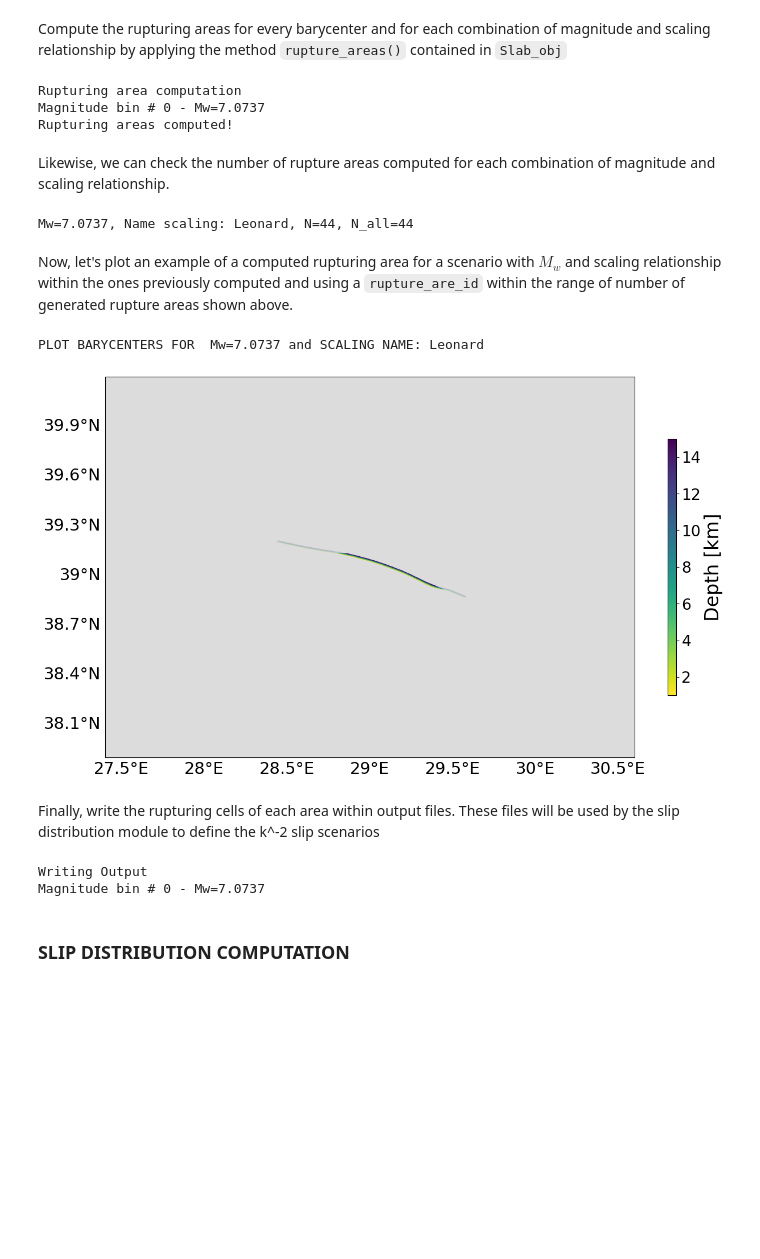
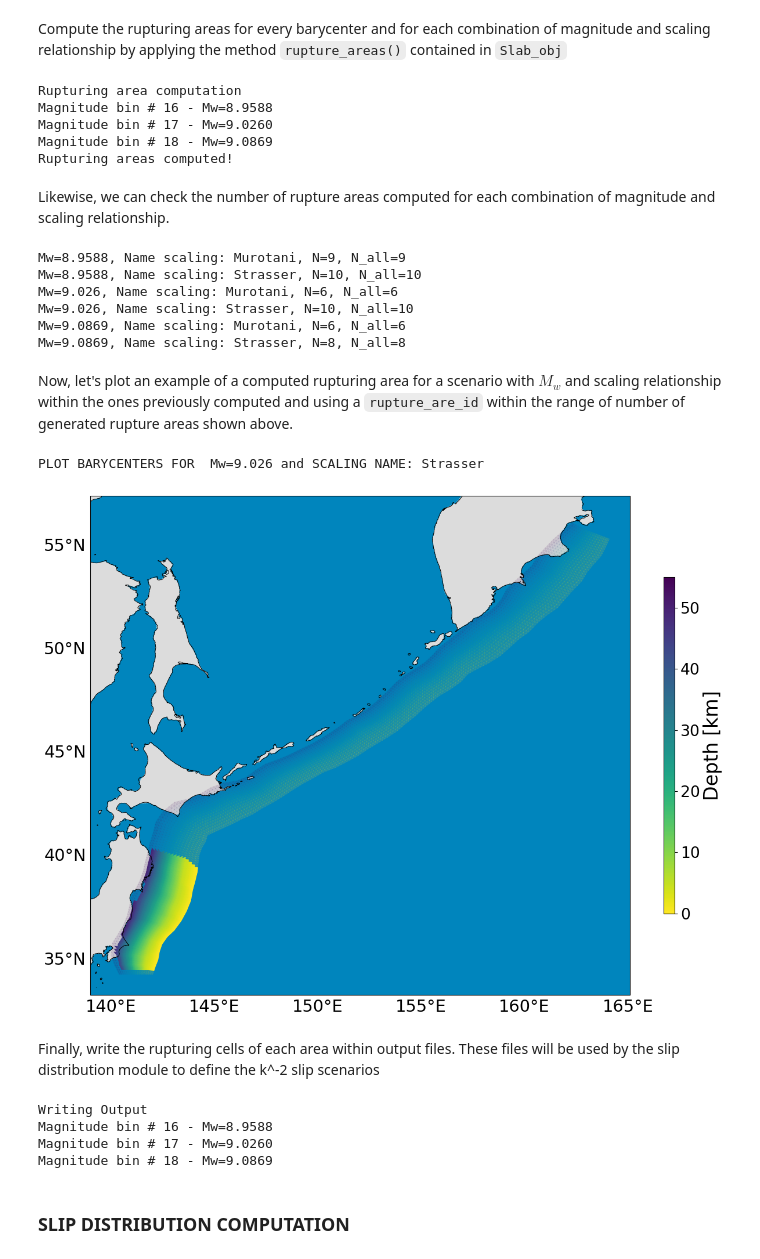
Before and after one commit to antonioscalaunina/pyANTI-FASc, a Jupyter notebook: bin/antifasc_main.ipynb, the cells around one changed output. Cells and saved outputs as stored; diff of their text form; code cells hidden in the pictures; blank space fills up the shorter version.

```diff
--- a/bin/antifasc_main.ipynb
+++ b/bin/antifasc_main.ipynb
@@ -14,7 +14,7 @@ A slab object is built with the attributes contained in the `input.json` file an
 # %%
 #Specify input json file and scaling_relationship file paths
 input_file='../config_files/Parameters/input.json'
-scaling_file='../config_files/Parameters/scaling_relationship_Leonard.json'
+scaling_file='../config_files/Parameters/scaling_relationship.json'
 
 #Initialize an instance of the class Slab with the input files
 Slab_obj=slab.Slab(input_file,scaling_file)
@@ -119,36 +123,43 @@ Compute the rupturing areas for every barycenter and for each combination of mag
 Slab_obj.rupture_areas()
 # %% [output]
 Rupturing area computation
-Magnitude bin # 0 - Mw=7.0737
+Magnitude bin # 16 - Mw=8.9588
+Magnitude bin # 17 - Mw=9.0260
+Magnitude bin # 18 - Mw=9.0869
 Rupturing areas computed!
 # %% [markdown]
 Likewise, we can check the number of rupture areas computed for each combination of magnitude and scaling relationship.
 # %%
 Slab_obj.get_RuptAreas_number()
 # %% [output]
-Mw=7.0737, Name scaling: Leonard, N=44, N_all=44
+Mw=8.9588, Name scaling: Murotani, N=9, N_all=9
+Mw=8.9588, Name scaling: Strasser, N=10, N_all=10
+Mw=9.026, Name scaling: Murotani, N=6, N_all=6
+Mw=9.026, Name scaling: Strasser, N=10, N_all=10
+Mw=9.0869, Name scaling: Murotani, N=6, N_all=6
+Mw=9.0869, Name scaling: Strasser, N=8, N_all=8
 # %% [markdown]
 Now, let's plot an example of a computed rupturing area for a scenario with $M_w$ and scaling relationship within the ones  previously computed and using a `rupture_are_id` within the range of number of generated rupture areas shown above.
 # %%
 #plot barycenters for the specified combination of Mw and scaling name
-Mw=7.0737
-scaling='Leonard'
+Mw=9.0260
+scaling='Strasser'
 Rupture_area_id=0
 
 print(f'PLOT BARYCENTERS FOR  Mw={Mw} and SCALING NAME: {scaling}')
 
 fig = plt.figure(figsize=(15, 15))
 subplots=111
 #generate default basemap
 fig,ax=Slab_obj.plot_basemap(fig,subplots)
 
 
 #plot rupturing area
 Slab_obj.plot_rupture_area(Mw,scaling,Rupture_area_id,ax,fig,True)
 #Slab_obj.plot_boundary(ax)
 # %% [output]
-PLOT BARYCENTERS FOR  Mw=7.0737 and SCALING NAME: Leonard
+PLOT BARYCENTERS FOR  Mw=9.026 and SCALING NAME: Strasser
-[figure, old version]
+[figure, new version]
 # %% [markdown]
 Finally, write the rupturing cells of each area within output files. These files will be used by the slip distribution module to define the k^-2 slip scenarios
 # %%
@@ -158,7 +169,9 @@ Slab_obj.write_output_rupture_areas()
 Slab_obj.generate_foldertree_slip()
 # %% [output]
 Writing Output
-Magnitude bin # 0 - Mw=7.0737
+Magnitude bin # 16 - Mw=8.9588
+Magnitude bin # 17 - Mw=9.0260
+Magnitude bin # 18 - Mw=9.0869
 # %% [markdown]
 ### SLIP DISTRIBUTION COMPUTATION ###
 # %%
```
Also changed, not shown: parts of 7 cells of this notebook.
